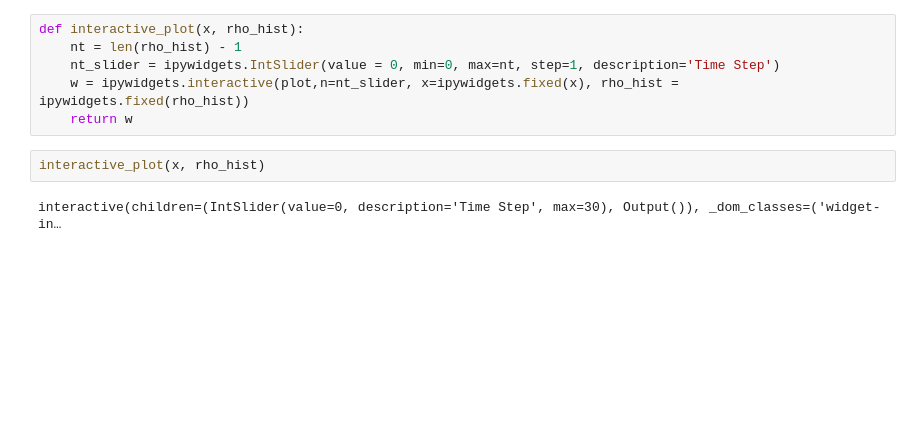
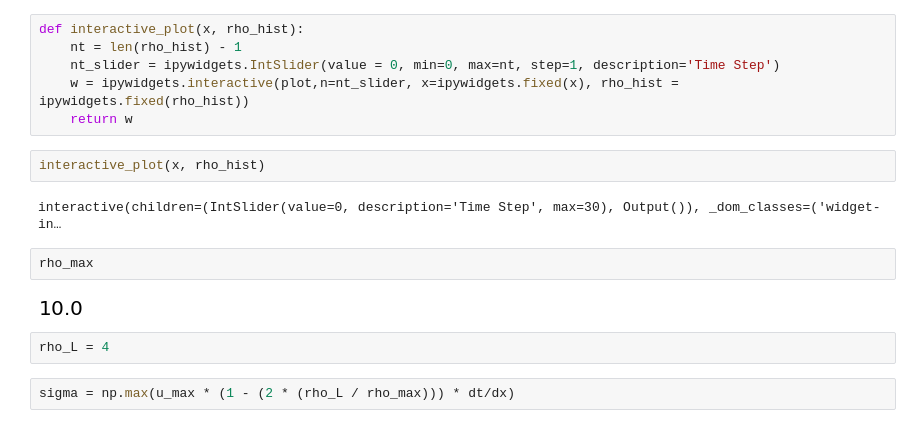
Before and after one commit to afern/MAE6286, a Jupyter notebook: Mod3_Les1.ipynb, the cells around one changed output. Saved outputs shown, nothing was run; the diff lists cells and outputs as text; blank space fills up the shorter version.

```diff
--- a/Mod3_Les1.ipynb
+++ b/Mod3_Les1.ipynb
@@ -139,3 +141,11 @@ def interactive_plot(x, rho_hist):
 interactive_plot(x, rho_hist)
 # %% [output]
 interactive(children=(IntSlider(value=0, description='Time Step', max=30), Output()), _dom_classes=('widget-in…
+# %%
+rho_max
+# %% [output]
+[figure, added]
+# %%
+rho_L = 4
+# %%
+sigma = np.max(u_max * (1 - (2 * (rho_L / rho_max))) * dt/dx)
```
Also changed, not shown: parts of 1 cell of this notebook.
